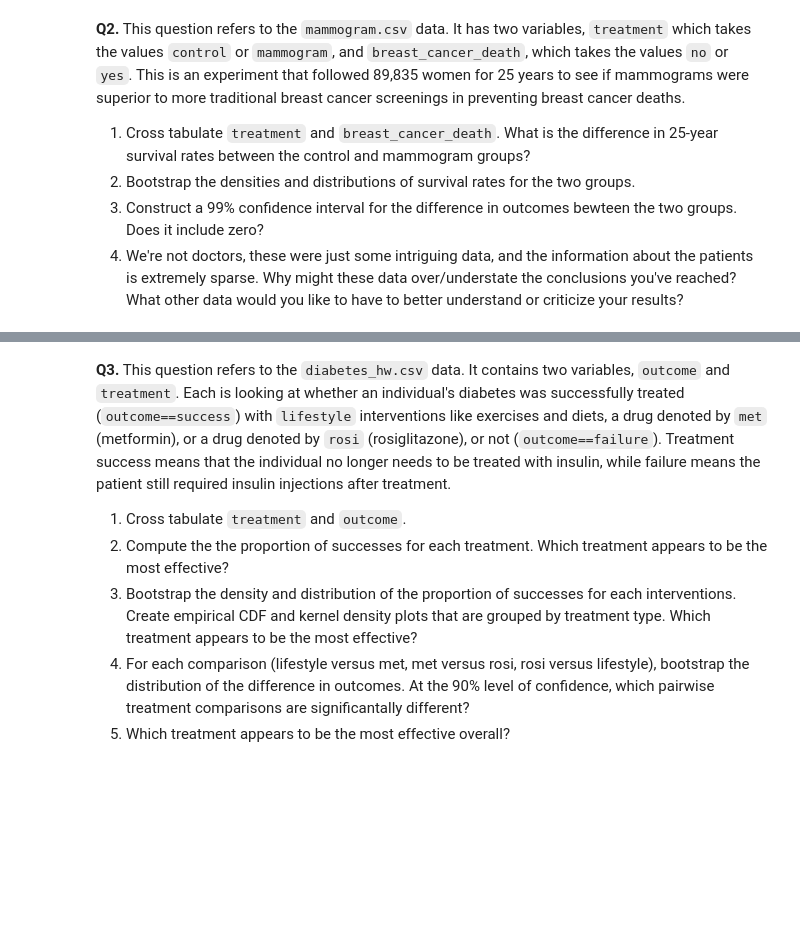
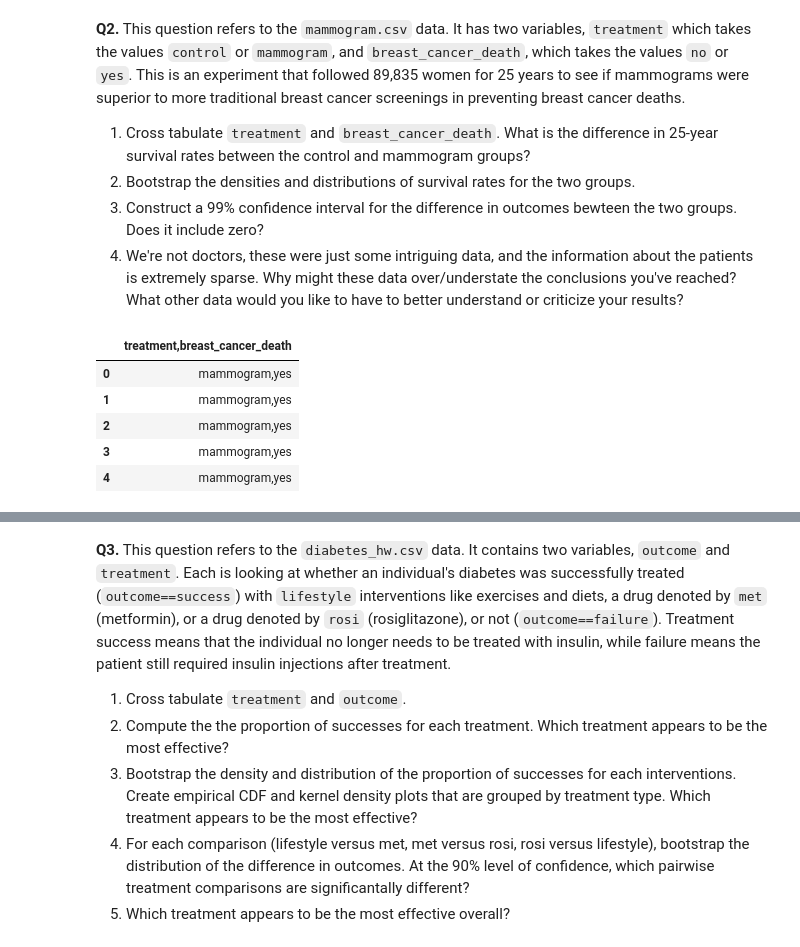
Before and after one commit to annagirerd/the_bootstrap, a Jupyter notebook: assignment_5.ipynb, the cells around one changed output, grey strips where cells are left out. Saved outputs shown, nothing was run; the diff lists cells and outputs as text; code cells hidden in the pictures; blank space fills up the shorter version.

```diff
--- a/assignment_5.ipynb
+++ b/assignment_5.ipynb
@@ -90,3 +191,15 @@ The probability of rolling k on one die is 36/216, so all of them are
 2. Bootstrap the densities and distributions of survival rates for the two groups.
 3. Construct a 99% confidence interval for the difference in outcomes bewteen the two groups. Does it include zero?
 4. We're not doctors, these were just some intriguing data, and the information about the patients is extremely sparse. Why might these data over/understate the conclusions you've reached? What other data would you like to have to better understand or criticize your results?
+# %%
+import pandas as pd
+
+df = pd.read_csv('mammogram.csv', sep='\t')
+df.head()
+# %% [output]
+|  | treatment,breast_cancer_death |
+| 0 | mammogram,yes |
+| 1 | mammogram,yes |
+| 2 | mammogram,yes |
+| 3 | mammogram,yes |
+| 4 | mammogram,yes |
```
Also changed, not shown: parts of 11 cells of this notebook.
